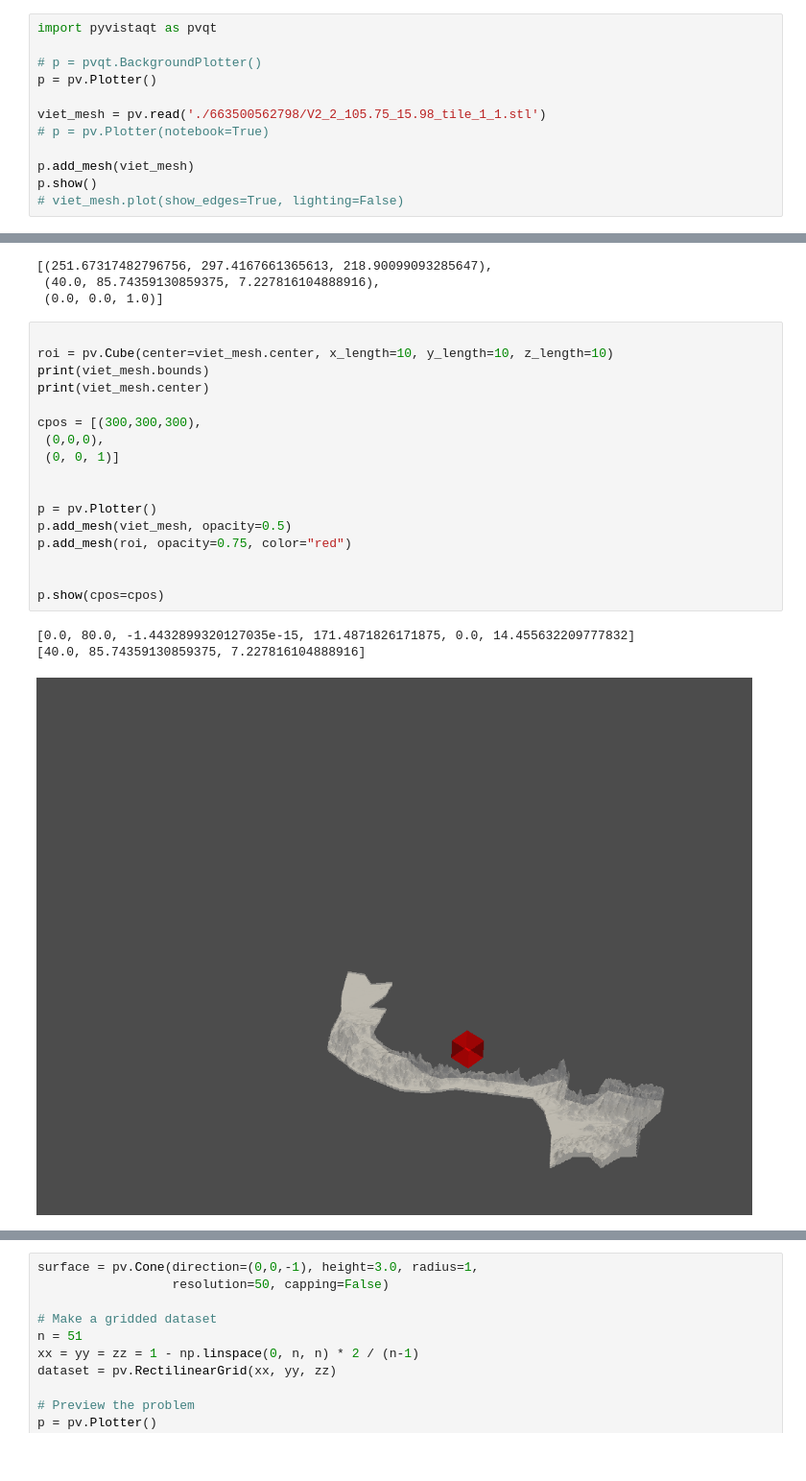
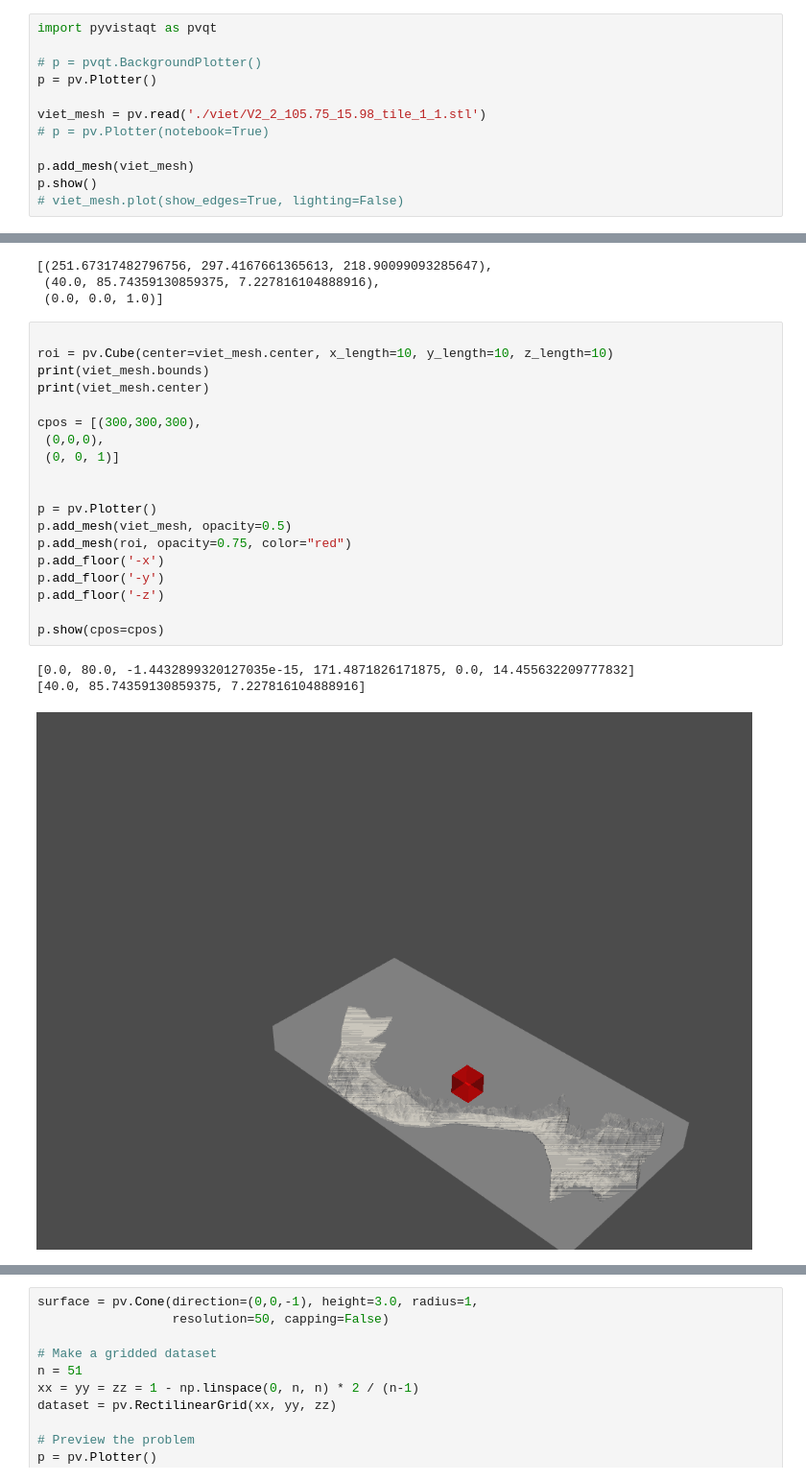
Before and after one commit to nickvazz/Puzzle3D, a Jupyter notebook: ExplorePyvisaMesh.ipynb, the cells around one changed output, grey strips where cells are left out. Shown at 96% size. Drawn from its saved outputs; the diff is of its cells as text.

```diff
--- a/ExplorePyvisaMesh.ipynb
+++ b/ExplorePyvisaMesh.ipynb
@@ -76,7 +70,7 @@ import pyvistaqt as pvqt
 # p = pvqt.BackgroundPlotter()
 p = pv.Plotter()
 
-viet_mesh = pv.read('./663500562798/V2_2_105.75_15.98_tile_1_1.stl')
+viet_mesh = pv.read('./viet/V2_2_105.75_15.98_tile_1_1.stl')
 # p = pv.Plotter(notebook=True)
 
 p.add_mesh(viet_mesh)
@@ -90,24 +84,26 @@ p.show()
 # %%
 
 roi = pv.Cube(center=viet_mesh.center, x_length=10, y_length=10, z_length=10)
 print(viet_mesh.bounds)
 print(viet_mesh.center)
 
 cpos = [(300,300,300),
  (0,0,0),
  (0, 0, 1)]
 
 
 p = pv.Plotter()
 p.add_mesh(viet_mesh, opacity=0.5)
 p.add_mesh(roi, opacity=0.75, color="red")
-
+p.add_floor('-x')
+p.add_floor('-y')
+p.add_floor('-z')
 
 p.show(cpos=cpos)
 # %% [output]
 [0.0, 80.0, -1.4432899320127035e-15, 171.4871826171875, 0.0, 14.455632209777832]
 [40.0, 85.74359130859375, 7.227816104888916]
-[figure, old version]
+[figure, new version]
 [(300.0, 300.0, 300.0),
  (0.0, 0.0, 0.0),
  (0.0, 0.0, 1.0)]
```
Also changed, not shown: parts of 38 cells of this notebook, 2 other files.
